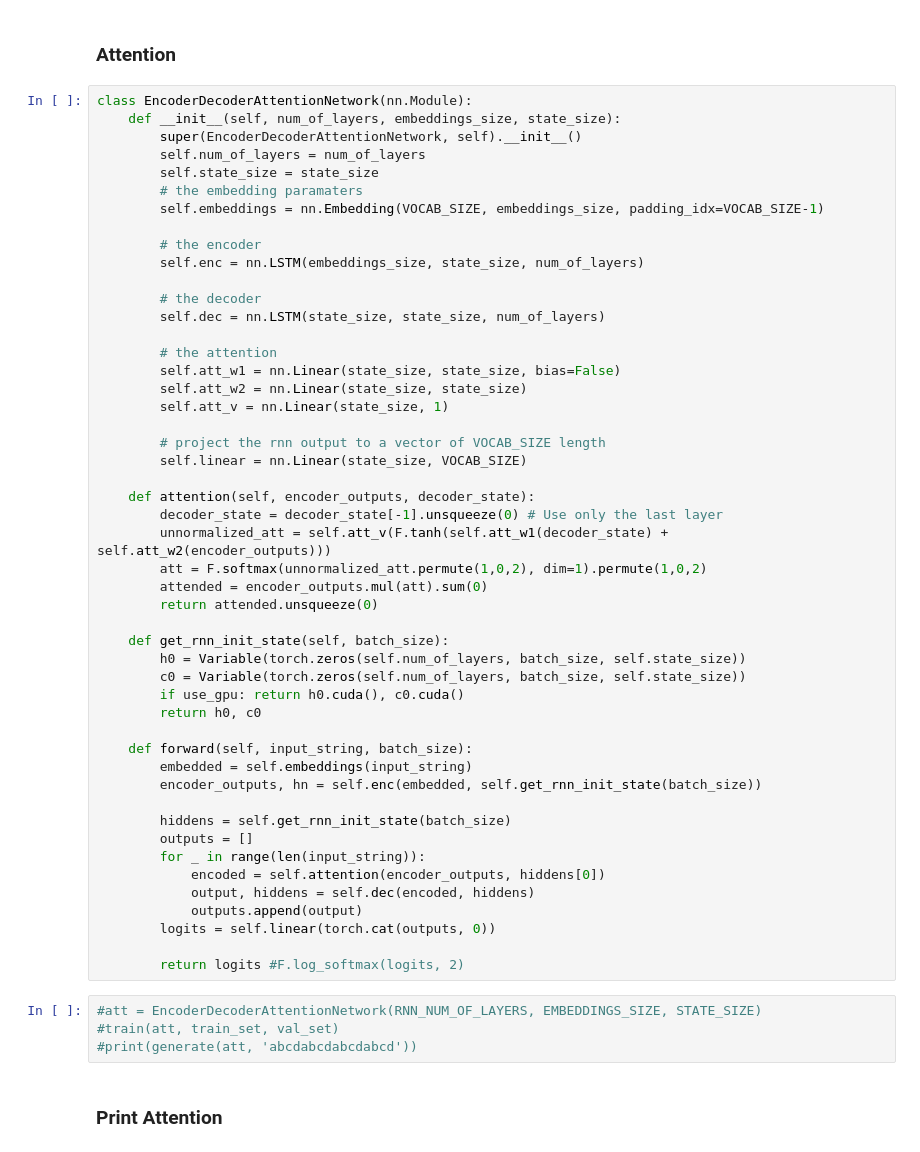
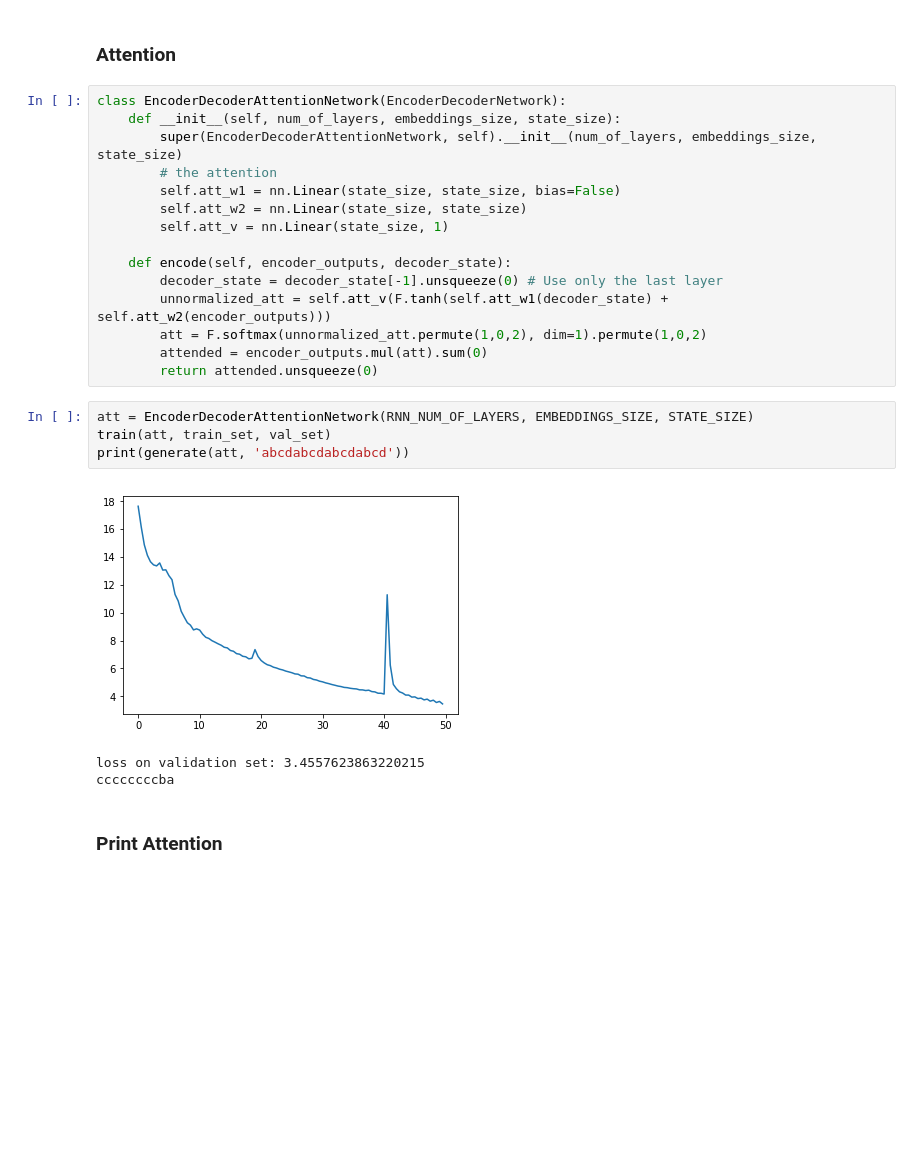
Before and after one commit to talbaumel/talbaumel.github.io, a Jupyter notebook: blog/attention/Learning PyTorch.ipynb, the cells around one changed output. Cells and saved outputs as stored; diff of their text form; blank space fills up the shorter version.

```diff
--- a/blog/attention/Learning PyTorch.ipynb
+++ b/blog/attention/Learning PyTorch.ipynb
@@ -207,58 +213,28 @@ ddbddaadbb
 # %% [markdown]
 ### Attention
 # %%
-class EncoderDecoderAttentionNetwork(nn.Module):
+class EncoderDecoderAttentionNetwork(EncoderDecoderNetwork):
     def __init__(self, num_of_layers, embeddings_size, state_size):
-        super(EncoderDecoderAttentionNetwork, self).__init__()
-        self.num_of_layers = num_of_layers
-        self.state_size = state_size
-        # the embedding paramaters
-        self.embeddings = nn.Embedding(VOCAB_SIZE, embeddings_size, padding_idx=VOCAB_SIZE-1)
-
-        # the encoder
-        self.enc = nn.LSTM(embeddings_size, state_size, num_of_layers)
-
-        # the decoder
-        self.dec = nn.LSTM(state_size, state_size, num_of_layers)
-
+        super(EncoderDecoderAttentionNetwork, self).__init__(num_of_layers, embeddings_size, state_size)
         # the attention
         self.att_w1 = nn.Linear(state_size, state_size, bias=False)
         self.att_w2 = nn.Linear(state_size, state_size)
         self.att_v = nn.Linear(state_size, 1)
 
-        # project the rnn output to a vector of VOCAB_SIZE length
-        self.linear = nn.Linear(state_size, VOCAB_SIZE)
-
-    def attention(self, encoder_outputs, decoder_state):
+    def encode(self, encoder_outputs, decoder_state):
         decoder_state = decoder_state[-1].unsqueeze(0) # Use only the last layer
         unnormalized_att = self.att_v(F.tanh(self.att_w1(decoder_state) + self.att_w2(encoder_outputs)))
         att = F.softmax(unnormalized_att.permute(1,0,2), dim=1).permute(1,0,2)
         attended = encoder_outputs.mul(att).sum(0)
         return attended.unsqueeze(0)
-
-    def get_rnn_init_state(self, batch_size):
-        h0 = Variable(torch.zeros(self.num_of_layers, batch_size, self.state_size))
-        c0 = Variable(torch.zeros(self.num_of_layers, batch_size, self.state_size))
-        if use_gpu: return h0.cuda(), c0.cuda()
-        return h0, c0
-
-    def forward(self, input_string, batch_size):
-        embedded = self.embeddings(input_string)
-        encoder_outputs, hn = self.enc(embedded, self.get_rnn_init_state(batch_size))
-
-        hiddens = self.get_rnn_init_state(batch_size)
-        outputs = []
-        for _ in range(len(input_string)):
-            encoded = self.attention(encoder_outputs, hiddens[0])
-            output, hiddens = self.dec(encoded, hiddens)
-            outputs.append(output)
-        logits = self.linear(torch.cat(outputs, 0))
-
-        return logits #F.log_softmax(logits, 2)
 # %%
-#att = EncoderDecoderAttentionNetwork(RNN_NUM_OF_LAYERS, EMBEDDINGS_SIZE, STATE_SIZE)
-#train(att, train_set, val_set)
-#print(generate(att, 'abcdabcdabcdabcd'))
+att = EncoderDecoderAttentionNetwork(RNN_NUM_OF_LAYERS, EMBEDDINGS_SIZE, STATE_SIZE)
+train(att, train_set, val_set)
+print(generate(att, 'abcdabcdabcdabcd'))
+# %% [output]
+[figure, added]
+loss on validation set: 3.4557623863220215
+ccccccccba
 # %% [markdown]
 ### Print Attention
 # %%
```
Also changed, not shown: parts of 11 cells of this notebook.
